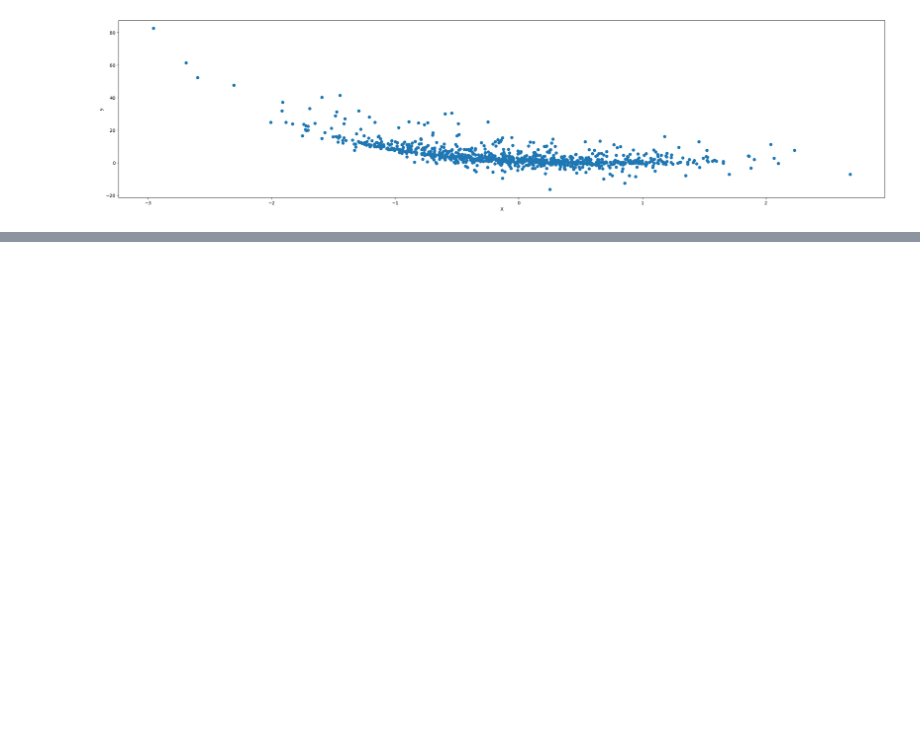
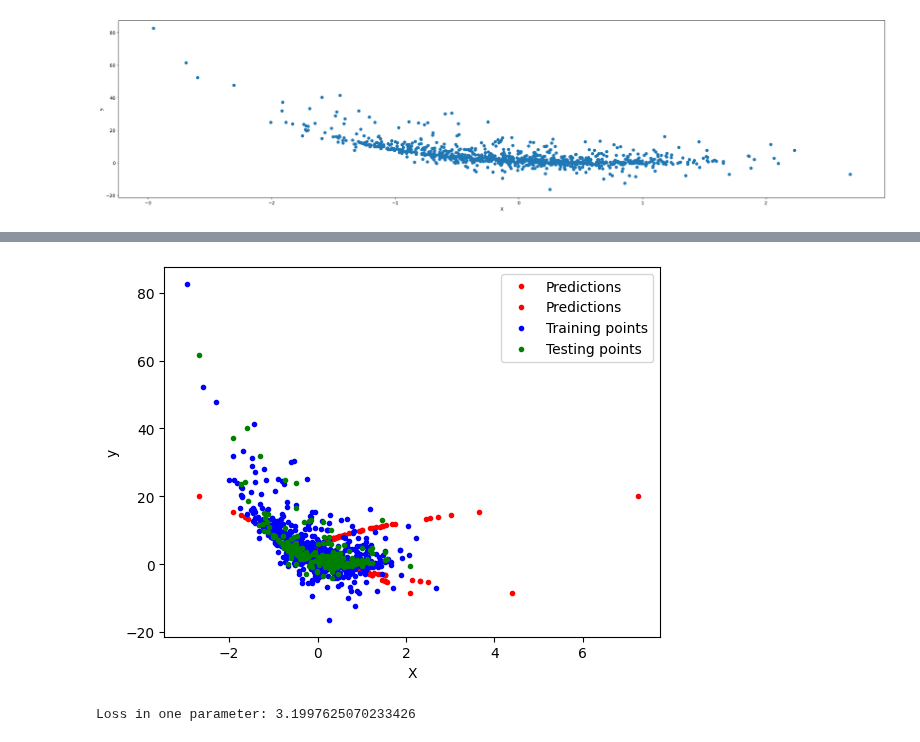
Before and after one commit to MuhammadTarek10/ML-DL, a Jupyter notebook: ml-dl-intro/tasks/poly.ipynb, the cells around one changed output, grey strips where cells are left out. Saved outputs shown, nothing was run; the diff lists cells and outputs as text; code cells hidden in the pictures; blank space fills up the shorter version.

```diff
--- a/ml-dl-intro/tasks/poly.ipynb
+++ b/ml-dl-intro/tasks/poly.ipynb
@@ -50,0 +87,31 @@ plt.show()
+# %%
+#polynomial model
+lr = LinearRegression()
+lr.fit(np.array(X_train).reshape(800, 1), y_train) #fit x and y train values
+y_pred = lr.predict(np.array(X_test).reshape(200, 1)) #get y predicted values
+
+#print(r2_score(y_test, y_pred)) #
+
+
+#applying polynomial regression degree 2
+poly = PolynomialFeatures(degree=2, include_bias=False)
+x_train_trans = poly.fit_transform(np.array(X_train).reshape(800, 1))  #x train transformed to polynomial
+x_test_trans = poly.transform(np.array(X_test).reshape(200, 1))        #x test  transformed to polynomial
+
+
+plt.plot(x_test_trans, y_pred, "r.", label="Predictions")
+plt.plot(X_train, y_train, "b.",label='Training points')
+plt.plot(X_test, y_test, "g.",label='Testing points')
+
+
+plt.xlabel("X")
+plt.ylabel("y")
+plt.legend()
+plt.show()
+# %% [output]
+[figure, added]
+# %%
+y_test = torch.tensor(y_test.to_numpy())
+print(f"Loss in one parameter: {y_pred[0] - y_test[0]}")
+# %% [output]
+Loss in one parameter: 3.1997625070233426
```
Also changed, not shown: parts of 34 cells of this notebook.
